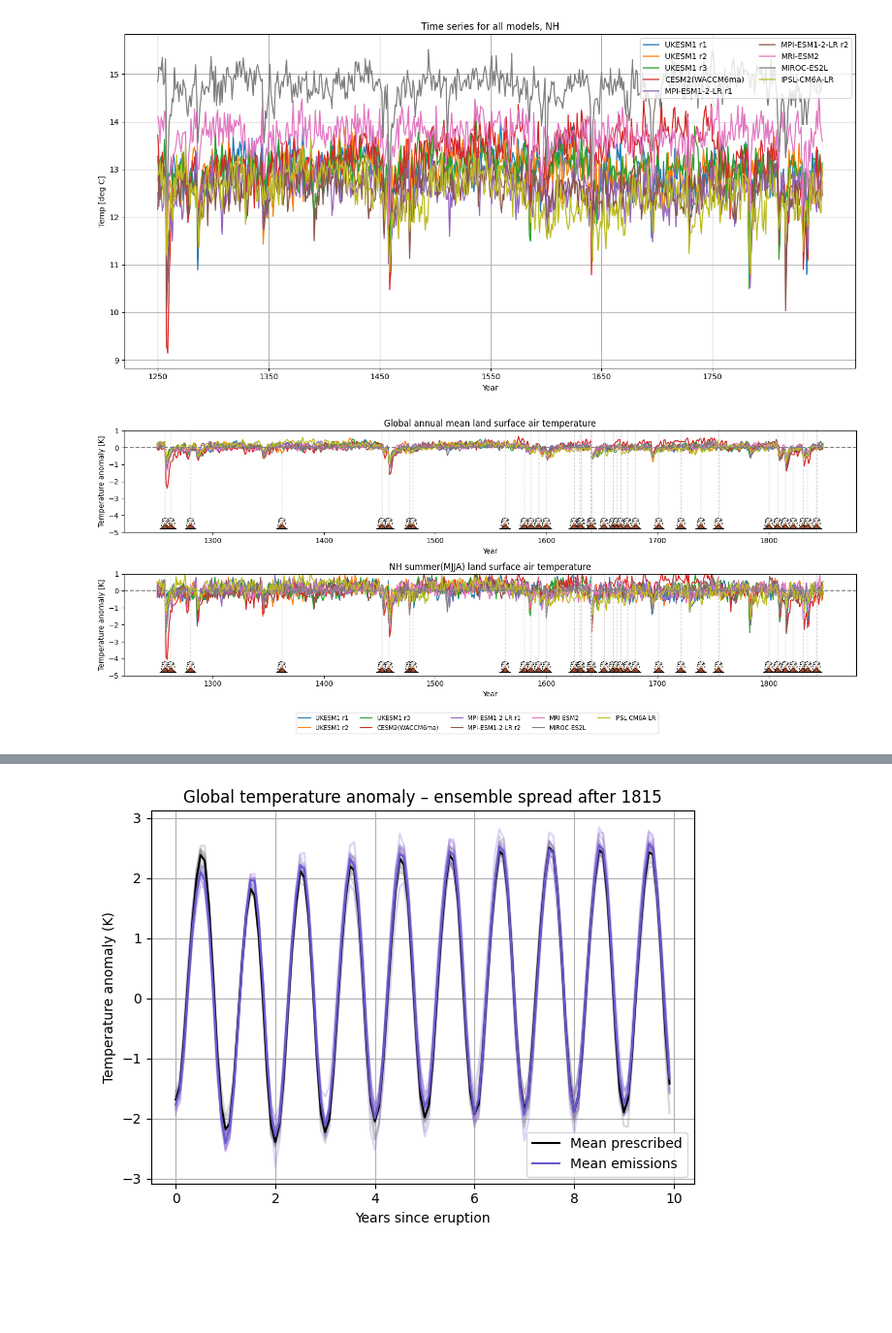
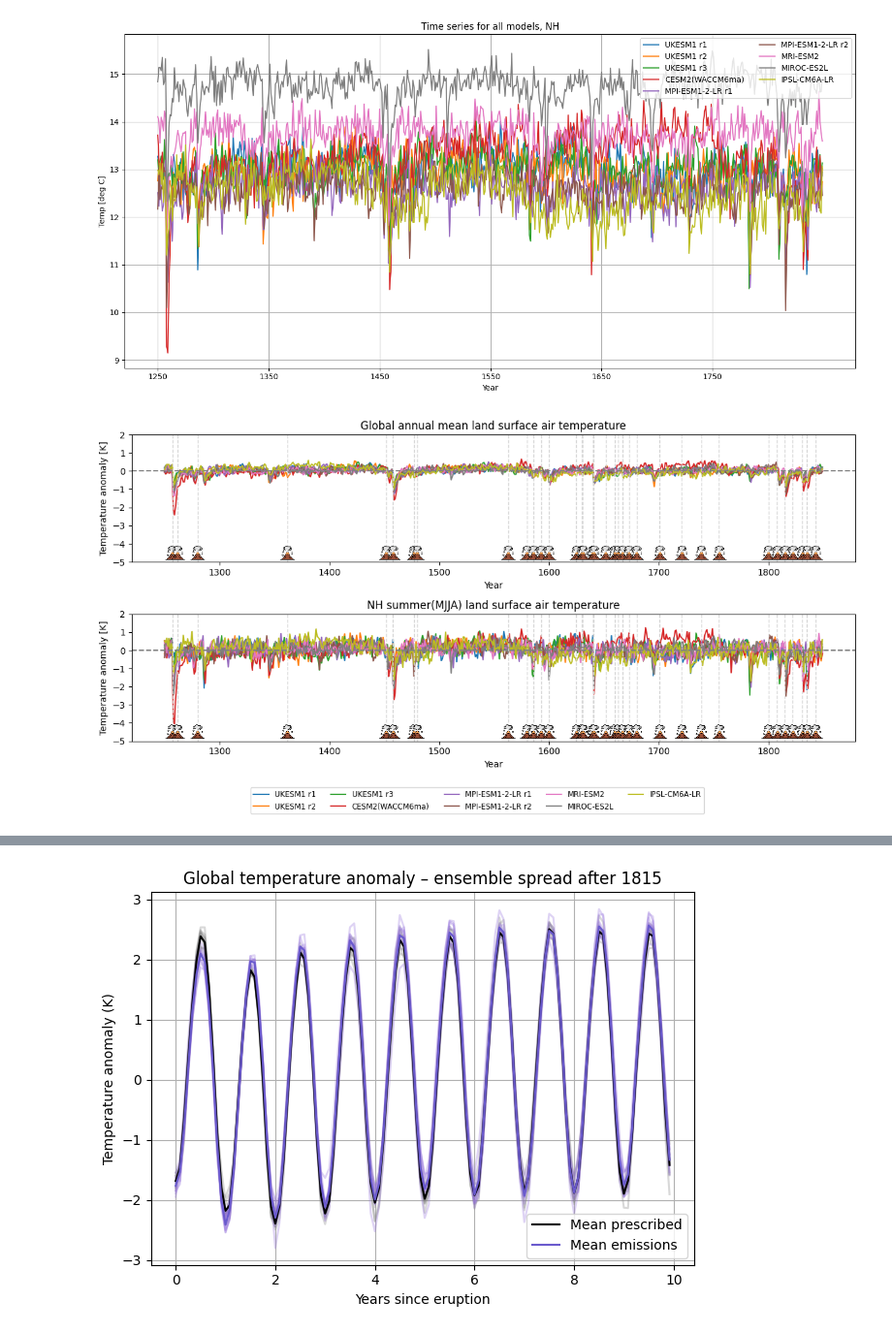
Before and after one commit to EliHHogemo/lia, a Jupyter notebook: marshalletal_data-checkpoint.ipynb, the cells around one changed output, grey strips where cells are left out. Shown at 97% size. Cells and saved outputs as stored; diff of their text form; code cells hidden in the pictures; blank space fills up the shorter version.

```diff
--- a/marshalletal_data-checkpoint.ipynb
+++ b/marshalletal_data-checkpoint.ipynb
@@ -145,7 +135,7 @@ volcano = [1257, 1262, 1280, 1362, 1452, 1458, 1477, 1480, 1563, 1580, 1586, 159
 volcano_img = mpimg.imread("volcano.png")
 volcano_icon = OffsetImage(volcano_img, zoom=0.03)
 
-fig, ax=plt.subplots(2,1, figsize=(15,6))
+fig, ax=plt.subplots(2,1, figsize=(12,6))
 for col in temp_anomaly1.columns:
     axes=ax[0]
     if col != 'Year':
@@ -156,41 +146,41 @@ for vt in volcano:
     ax[0].add_artist(ab)
 
 ax[0].axhline(0, linestyle='--', color='gray')
-ax[0].set_ylim(-5, 1)
+ax[0].set_ylim(-5, 2)
 ax[0].set_title('Global annual mean land surface air temperature')
 ax[0].set_ylabel('Temperature anomaly [K]')
 ax[0].set_xlabel('Year')
 
 for col in temp_anomaly.columns:
     axes=ax[1]
     if col != 'Year':
         axes.plot(temp_anomaly['Year'], temp_anomaly[col], label=col)
 
 for vt in volcano:
     ax[1].axvline(x=vt, color='lightgray', linestyle='--', linewidth=1)
     ab = AnnotationBbox(volcano_icon, (vt, -4.5), frameon=False, box_alignment=(0.5, 0.5))
     ax[1].add_artist(ab)
 
 ax[1].axhline(0, linestyle='--', color='gray')
-ax[1].set_ylim(-5, 1)
+ax[1].set_ylim(-5, 2)
 ax[1].set_title('NH summer(MJJA) land surface air temperature')
 ax[1].set_ylabel('Temperature anomaly [K]')
 ax[1].set_xlabel('Year')
 
 handles, labels = ax[0].get_legend_handles_labels()
 fig.legend(
     handles, labels,
     loc='lower center',
     bbox_to_anchor=(0.5, -0.05),
     ncol=5,
     fontsize='small',
     frameon=True
 )
 
 plt.tight_layout(rect=[0, 0.05, 1, 1])
 plt.show()
 # %% [output]
-[figure, old version]
+[figure, new version]
 # %%
 def compute_anomaly(df, baseline_period, plot_period):
     # Create mask for baseline period and compute baseline mean (excluding 'Year')
```
Also changed, not shown: parts of 16 cells of this notebook.
